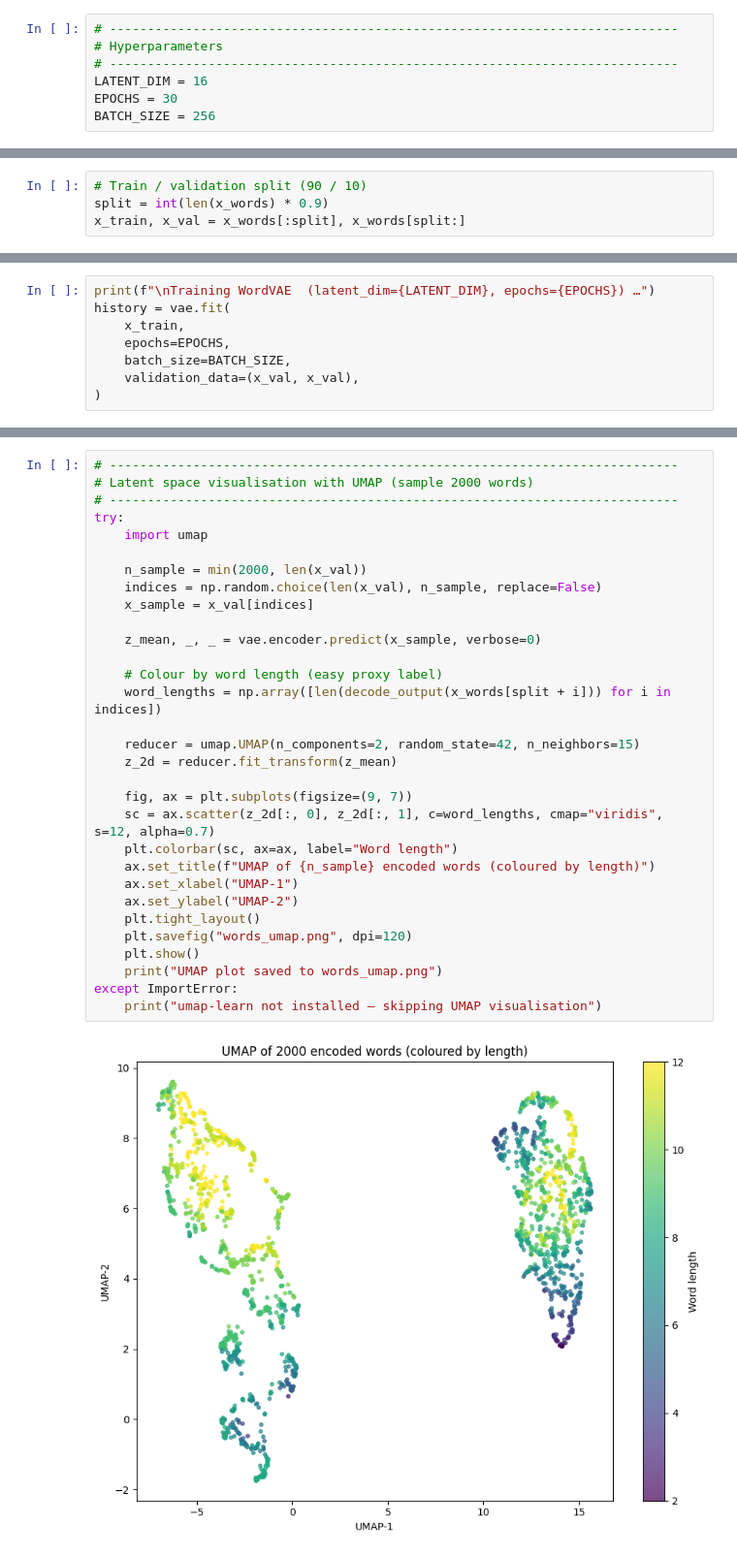
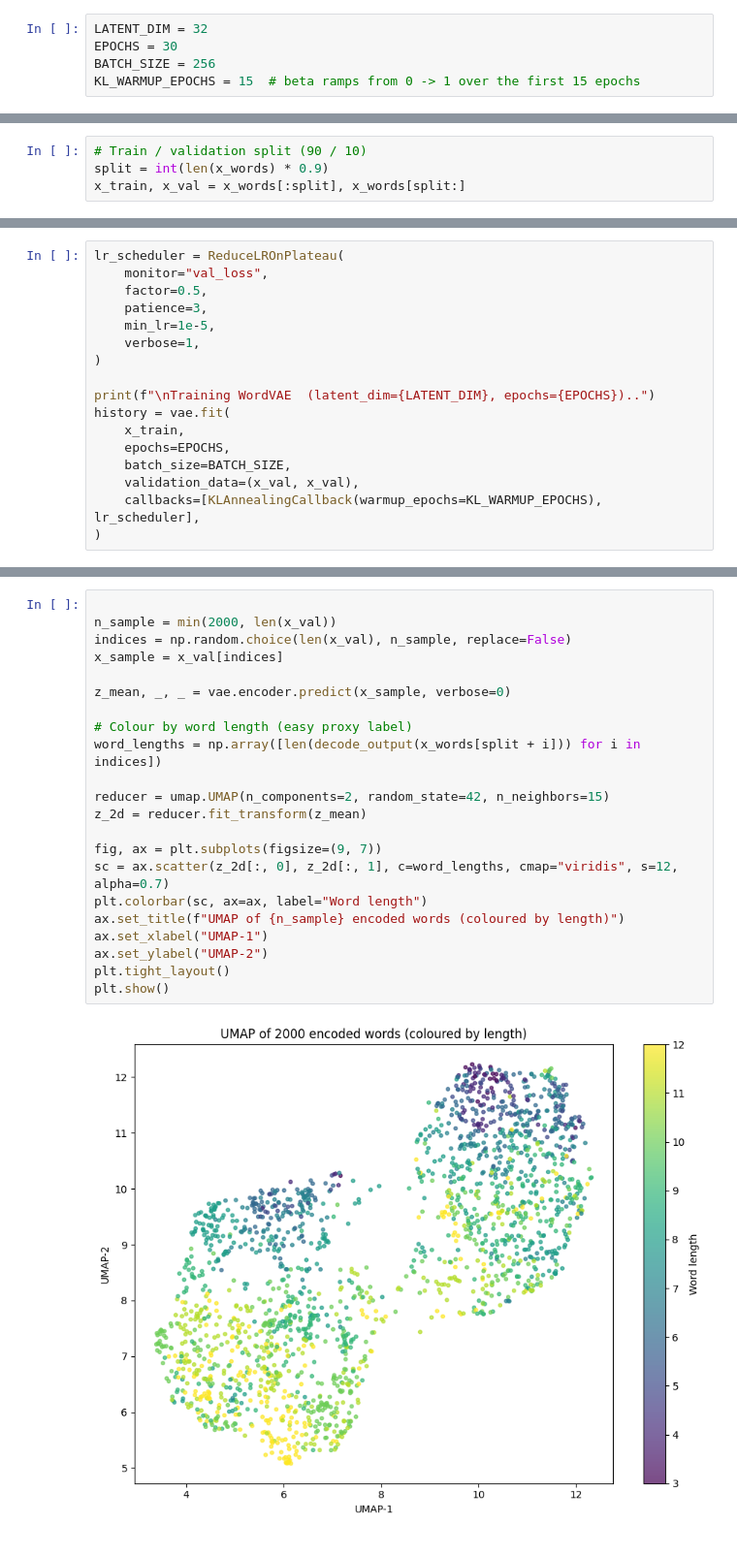
Before and after one commit to aydin-aghaliyev/mnist_vae, a Jupyter notebook: words/train_words.ipynb, the cells around one changed output, grey strips where cells are left out. Shown at 97% size. Cells and saved outputs as stored; diff of their text form.

```diff
--- a/words/train_words.ipynb
+++ b/words/train_words.ipynb
@@ -6,8 +9,6 @@ from vae_words_model import WordVAE, encode_word, decode_output, MAX_LEN, VOCAB_
 # %%
-# ---------------------------------------------------------------------------
-# Hyperparameters
-# ---------------------------------------------------------------------------
-LATENT_DIM = 16
+LATENT_DIM = 32
 EPOCHS = 30
 BATCH_SIZE = 256
+KL_WARMUP_EPOCHS = 15  # beta ramps from 0 -> 1 over the first 15 epochs
 # %%
@@ -44,11 +40,20 @@ x_train, x_val = x_words[:split], x_words[split:]
 vae = WordVAE(latent_dim=LATENT_DIM)
 vae.compile(optimizer=Adam(learning_rate=0.001))
 # %%
-print(f"\nTraining WordVAE  (latent_dim={LATENT_DIM}, epochs={EPOCHS}) …")
+lr_scheduler = ReduceLROnPlateau(
+    monitor="val_loss",
+    factor=0.5,
+    patience=3,
+    min_lr=1e-5,
+    verbose=1,
+)
+
+print(f"\nTraining WordVAE  (latent_dim={LATENT_DIM}, epochs={EPOCHS})..")
 history = vae.fit(
     x_train,
     epochs=EPOCHS,
     batch_size=BATCH_SIZE,
     validation_data=(x_val, x_val),
+    callbacks=[KLAnnealingCallback(warmup_epochs=KL_WARMUP_EPOCHS), lr_scheduler],
 )
 # %% [output]
@@ -150,33 +148,24 @@ ValueError: as_list() is not defined on an unknown TensorShape.
 # %%
-# ---------------------------------------------------------------------------
-# Latent space visualisation with UMAP (sample 2000 words)
-# ---------------------------------------------------------------------------
-try:
-    import umap
 
-    n_sample = min(2000, len(x_val))
-    indices = np.random.choice(len(x_val), n_sample, replace=False)
-    x_sample = x_val[indices]
+n_sample = min(2000, len(x_val))
+indices = np.random.choice(len(x_val), n_sample, replace=False)
+x_sample = x_val[indices]
 
-    z_mean, _, _ = vae.encoder.predict(x_sample, verbose=0)
+z_mean, _, _ = vae.encoder.predict(x_sample, verbose=0)
 
-    # Colour by word length (easy proxy label)
-    word_lengths = np.array([len(decode_output(x_words[split + i])) for i in indices])
+# Colour by word length (easy proxy label)
+word_lengths = np.array([len(decode_output(x_words[split + i])) for i in indices])
 
-    reducer = umap.UMAP(n_components=2, random_state=42, n_neighbors=15)
-    z_2d = reducer.fit_transform(z_mean)
+reducer = umap.UMAP(n_components=2, random_state=42, n_neighbors=15)
+z_2d = reducer.fit_transform(z_mean)
 
-    fig, ax = plt.subplots(figsize=(9, 7))
-    sc = ax.scatter(z_2d[:, 0], z_2d[:, 1], c=word_lengths, cmap="viridis", s=12, alpha=0.7)
-    plt.colorbar(sc, ax=ax, label="Word length")
-    ax.set_title(f"UMAP of {n_sample} encoded words (coloured by length)")
-    ax.set_xlabel("UMAP-1")
-    ax.set_ylabel("UMAP-2")
-    plt.tight_layout()
-    plt.savefig("words_umap.png", dpi=120)
-    plt.show()
-    print("UMAP plot saved to words_umap.png")
-except ImportError:
-    print("umap-learn not installed — skipping UMAP visualisation")
+fig, ax = plt.subplots(figsize=(9, 7))
+sc = ax.scatter(z_2d[:, 0], z_2d[:, 1], c=word_lengths, cmap="viridis", s=12, alpha=0.7)
+plt.colorbar(sc, ax=ax, label="Word length")
+ax.set_title(f"UMAP of {n_sample} encoded words (coloured by length)")
+ax.set_xlabel("UMAP-1")
+ax.set_ylabel("UMAP-2")
+plt.tight_layout()
+plt.show()
 # %% [output]
-[figure, old version]
+[figure, new version]
```
Also changed, not shown: parts of 14 cells of this notebook, 4 other files.
